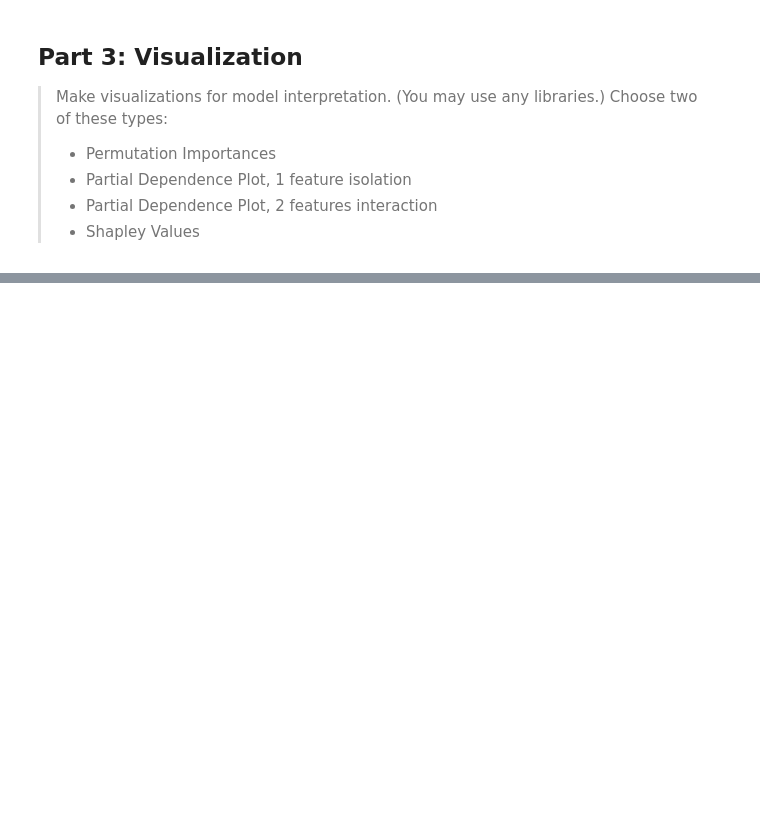
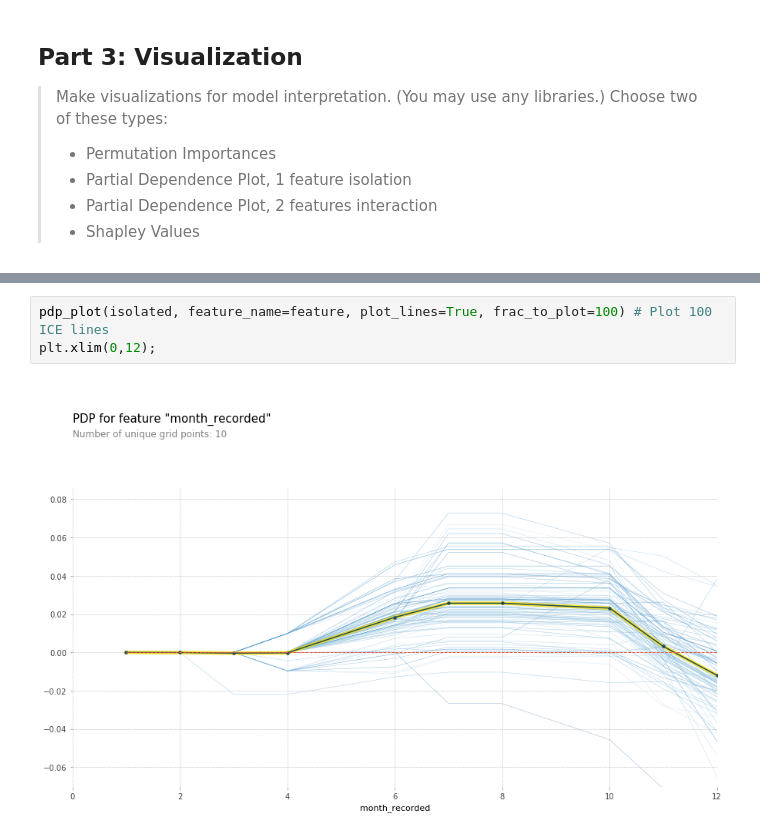
Before and after one commit to erivetna87/DS-Unit-2-Applied-Modeling, a Jupyter notebook: EricR_DS7_Sprint_Challenge_7.ipynb, the cells around one changed output, grey strips where cells are left out. Saved outputs shown, nothing was run; the diff lists cells and outputs as text; blank space fills up the shorter version.

```diff
--- a/EricR_DS7_Sprint_Challenge_7.ipynb
+++ b/EricR_DS7_Sprint_Challenge_7.ipynb
@@ -289,0 +357,5 @@ Text(0, 0.5, 'True Positive Rate')
+# %%
+pdp_plot(isolated, feature_name=feature, plot_lines=True, frac_to_plot=100) # Plot 100 ICE lines
+plt.xlim(0,12);
+# %% [output]
+[figure, added]
```
Also changed, not shown: parts of 34 cells of this notebook.
